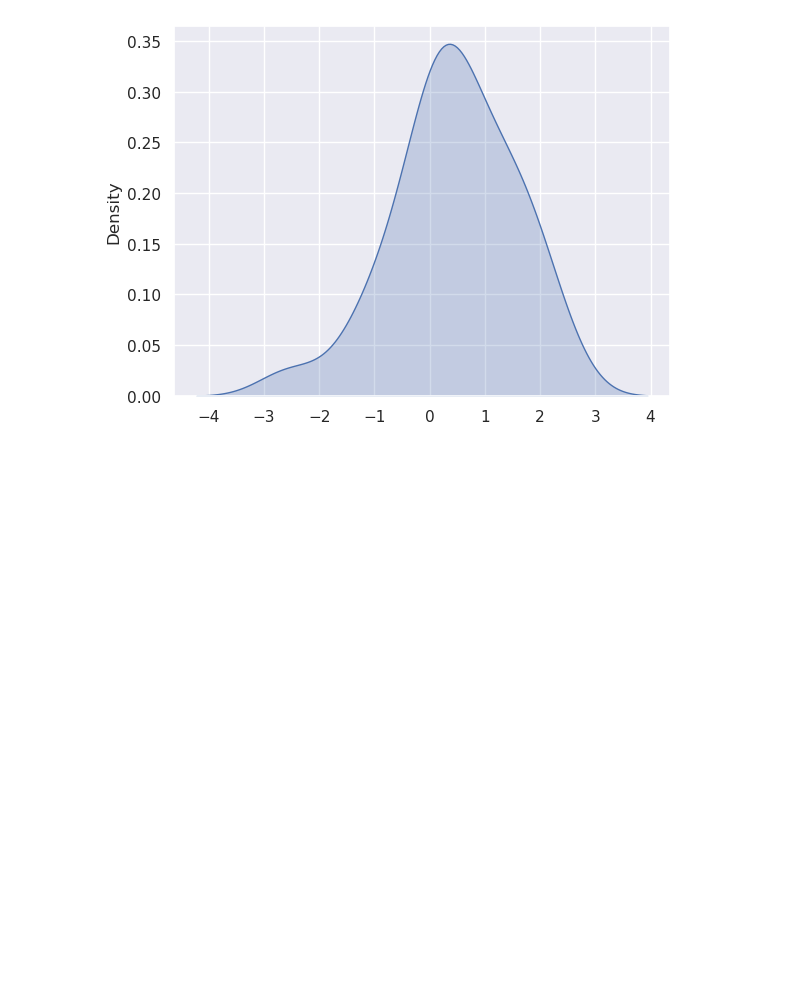
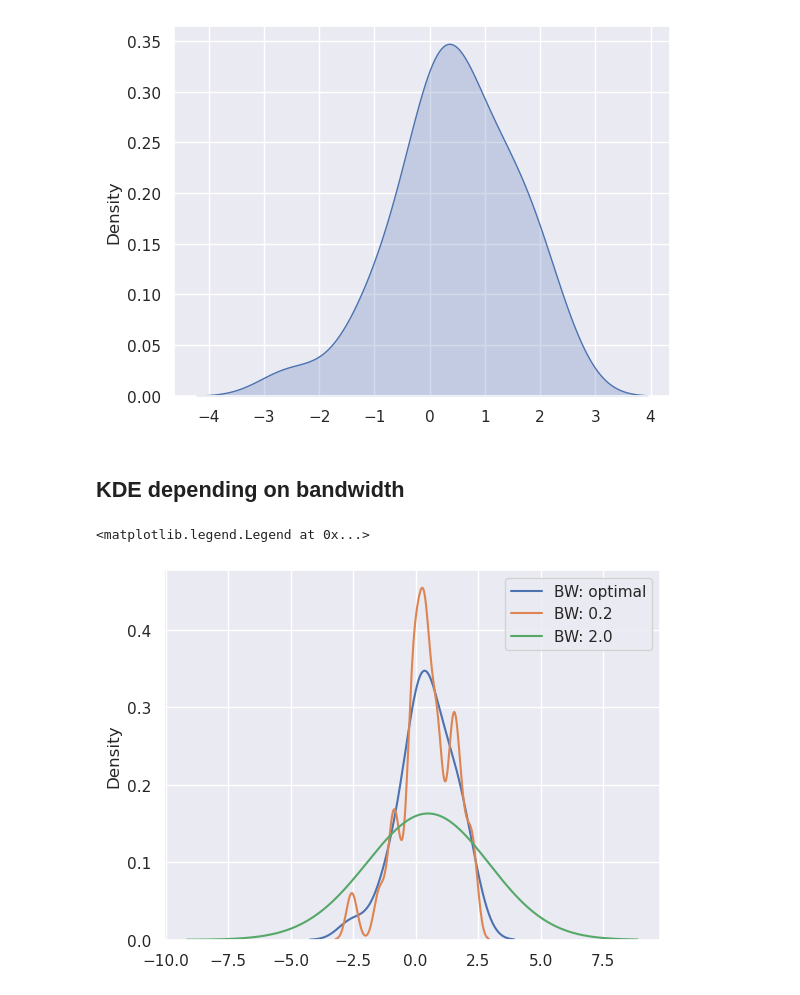
Before and after one commit to Tershire/Python_ML, a Jupyter notebook: S07/L076_KDE.ipynb, the cells around one changed output. Cells and saved outputs as stored; diff of their text form; code cells hidden in the pictures; blank space fills up the shorter version.

```diff
--- a/S07/L076_KDE.ipynb
+++ b/S07/L076_KDE.ipynb
@@ -81,3 +81,14 @@ sns.kdeplot(X, fill=True)
 # %% [output]
 <Axes: ylabel='Density'>
 [figure]
+# %% [markdown]
+## KDE depending on bandwidth
+# %%
+sns.kdeplot(X, label="BW: optimal")
+sns.kdeplot(X, bw_method=0.2, label="BW: 0.2")
+sns.kdeplot(X, bw_method=2.0, label="BW: 2.0")
+
+plt.legend()
+# %% [output]
+<matplotlib.legend.Legend at 0x...>
+[figure, added]
```
